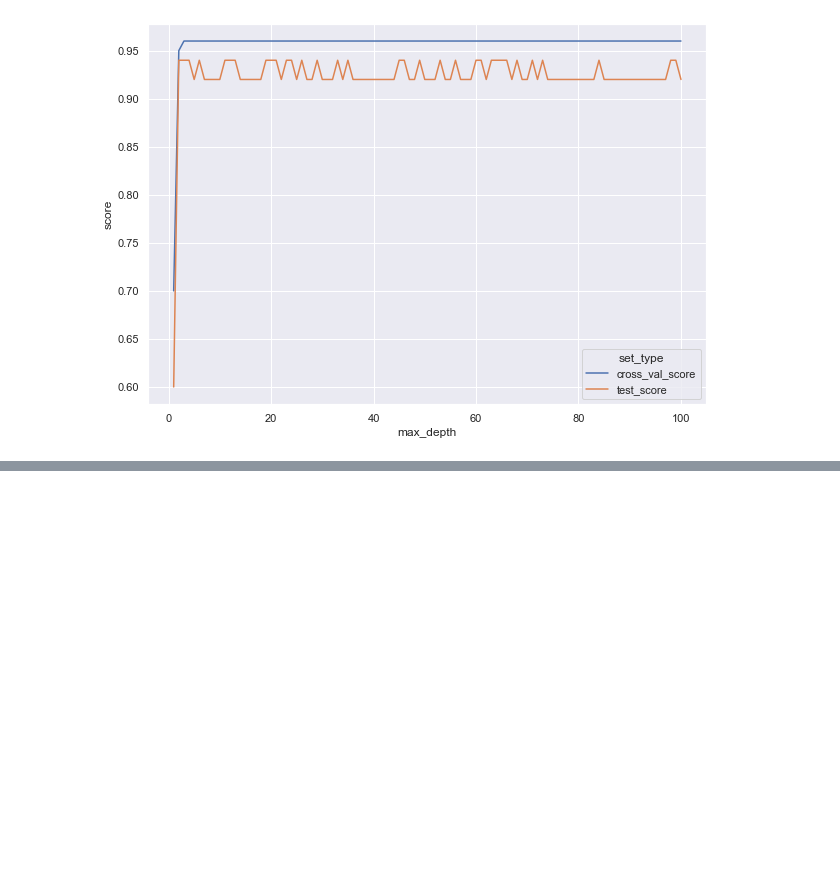
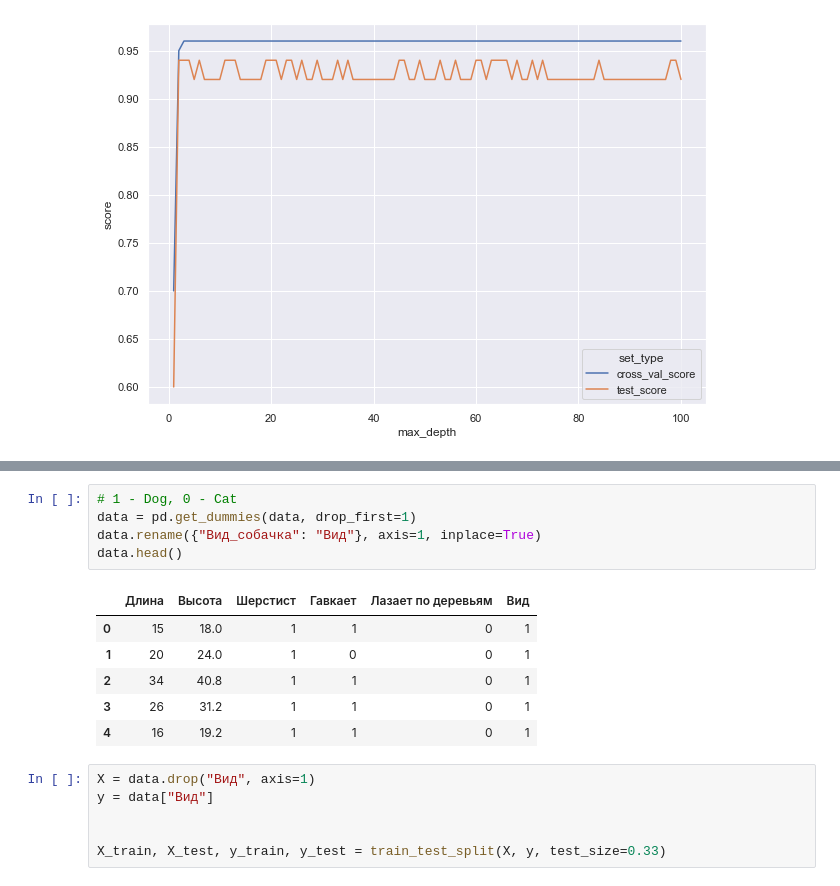
Before and after one commit to Felecort/DS-Rush, a Jupyter notebook: src/decision_trees/2_titanic_decision_tree.ipynb, the cells around one changed output, grey strips where cells are left out. Saved outputs shown, nothing was run; the diff lists cells and outputs as text; blank space fills up the shorter version.

```diff
--- a/src/decision_trees/2_titanic_decision_tree.ipynb
+++ b/src/decision_trees/2_titanic_decision_tree.ipynb
@@ -314,0 +326,18 @@ sns.lineplot(data=scores_data_long, x="max_depth", y="score", hue="set_type")
+# %%
+# 1 - Dog, 0 - Cat
+data = pd.get_dummies(data, drop_first=1)
+data.rename({"Вид_собачка": "Вид"}, axis=1, inplace=True)
+data.head()
+# %% [output]
+|  | Длина | Высота | Шерстист | Гавкает | Лазает по деревьям | Вид |
+| 0 | 15 | 18.0 | 1 | 1 | 0 | 1 |
+| 1 | 20 | 24.0 | 1 | 0 | 0 | 1 |
+| 2 | 34 | 40.8 | 1 | 1 | 0 | 1 |
+| 3 | 26 | 31.2 | 1 | 1 | 0 | 1 |
+| 4 | 16 | 19.2 | 1 | 1 | 0 | 1 |
+# %%
+X = data.drop("Вид", axis=1)
+y = data["Вид"]
+
+
+X_train, X_test, y_train, y_test = train_test_split(X, y, test_size=0.33)
```
Also changed, not shown: parts of 19 cells of this notebook.
